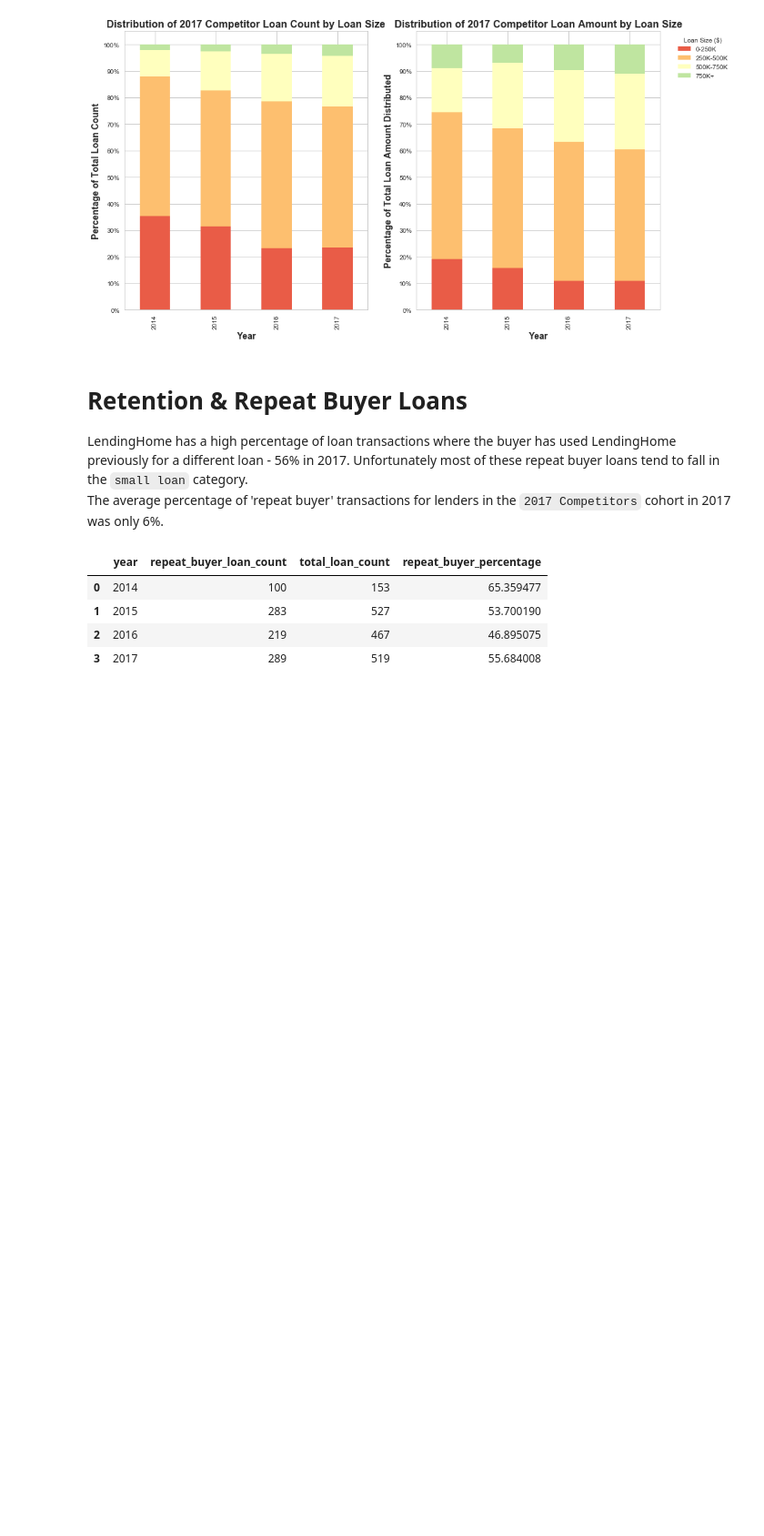
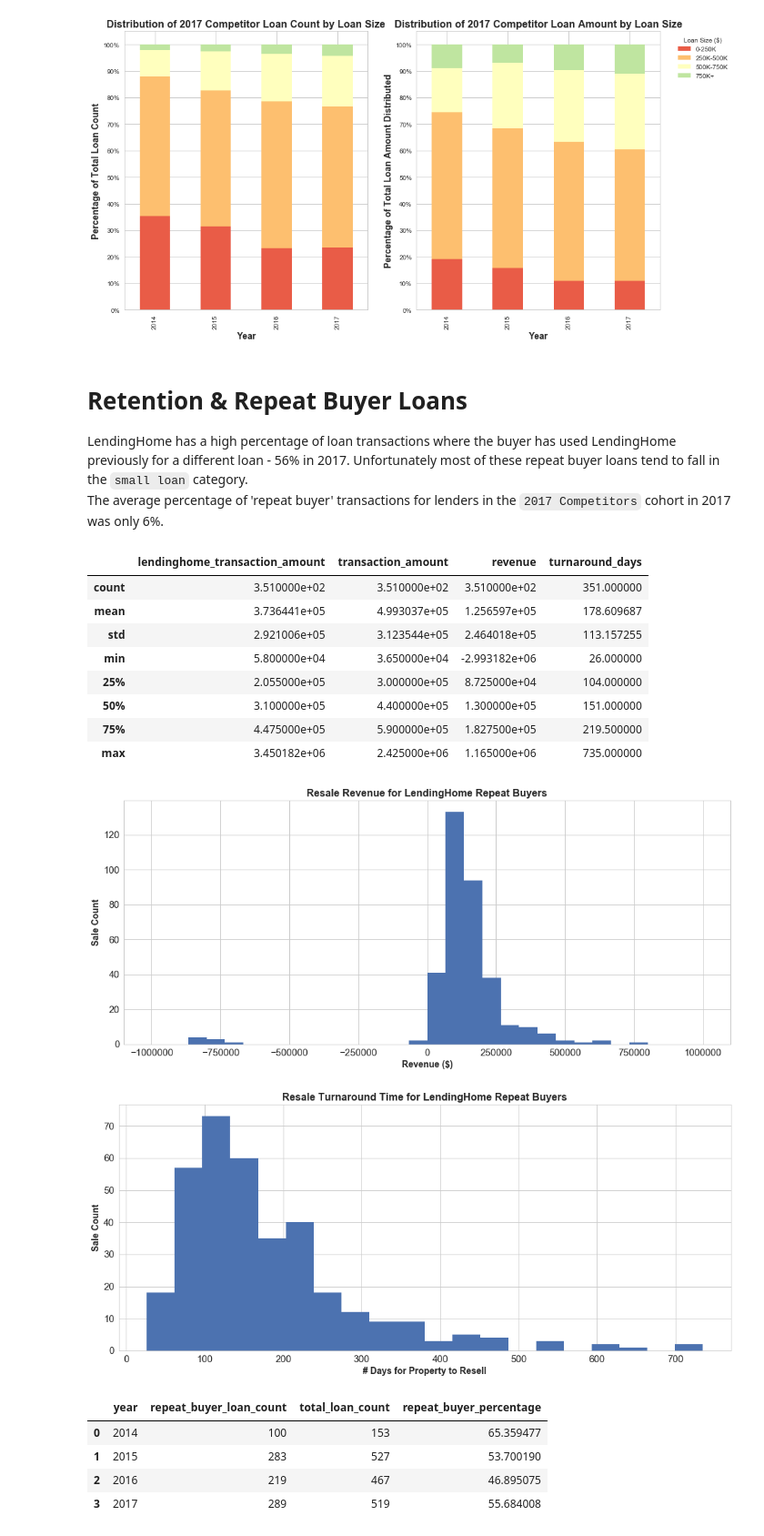
Before and after one commit to nanafwu/mortgage-eda, a Jupyter notebook: Mortgage Analysis.ipynb, the cells around one changed output. Shown at 91% size. Saved outputs shown, nothing was run; the diff lists cells and outputs as text; code cells hidden in the pictures; blank space fills up the shorter version.

Commit message:
look at repeat buyer sales

```diff
--- a/Mortgage Analysis.ipynb
+++ b/Mortgage Analysis.ipynb
@@ -490,3 +548,17 @@ def get_repeat_customers(lender_name):
+# %%
+analyze_lh_repeat_buyer_sales().describe()
+# %% [output]
+|  | lendinghome_transaction_amount | transaction_amount | revenue | turnaround_days |
+| count | 3.510000e+02 | 3.510000e+02 | 3.510000e+02 | 351.000000 |
+| mean | 3.736441e+05 | 4.993037e+05 | 1.256597e+05 | 178.609687 |
+| std | 2.921006e+05 | 3.123544e+05 | 2.464018e+05 | 113.157255 |
+| min | 5.800000e+04 | 3.650000e+04 | -2.993182e+06 | 26.000000 |
+| 25% | 2.055000e+05 | 3.000000e+05 | 8.725000e+04 | 104.000000 |
+| 50% | 3.100000e+05 | 4.400000e+05 | 1.300000e+05 | 151.000000 |
+| 75% | 4.475000e+05 | 5.900000e+05 | 1.827500e+05 | 219.500000 |
+| max | 3.450182e+06 | 2.425000e+06 | 1.165000e+06 | 735.000000 |
+[figure, added]
+[figure, added]
 # %%
 def plot_lh_repeat_buyers():
     lh_repeat_buyers = pd.merge(get_repeat_customers('lendinghome'),
```
Also changed, not shown: parts of 4 cells of this notebook.
